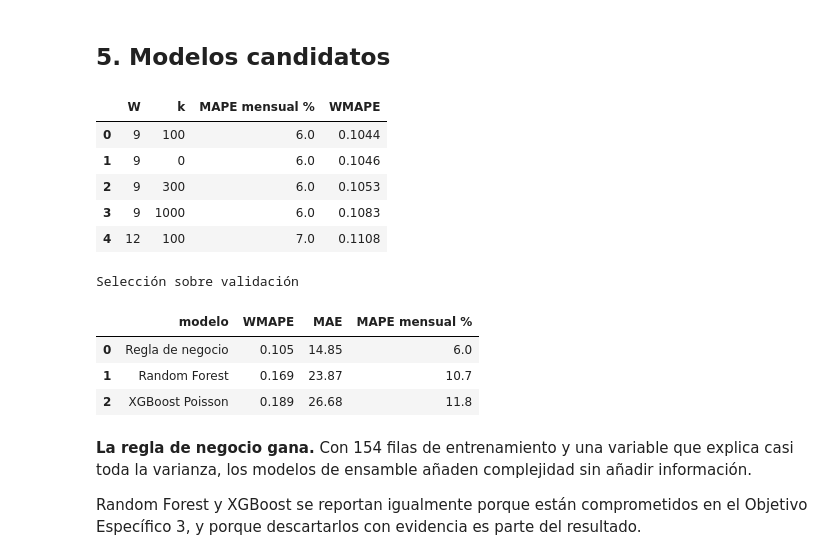
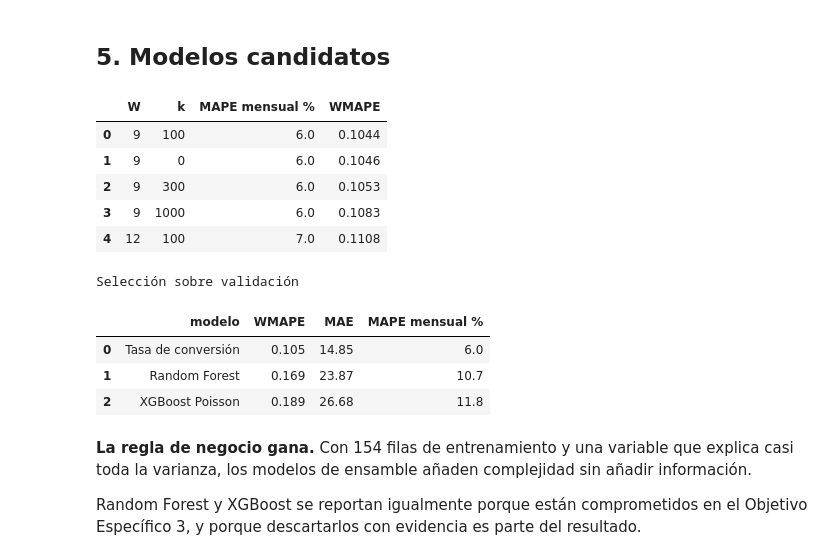
Before and after one commit to JimmyGuajan/capstone-devoluciones-udla, a Jupyter notebook: notebooks/04_modelo_final.ipynb, the cells around one changed output. Saved outputs shown, nothing was run; the diff lists cells and outputs as text; code cells hidden in the pictures.

```diff
--- a/notebooks/04_modelo_final.ipynb
+++ b/notebooks/04_modelo_final.ipynb
@@ -250,7 +250,7 @@ def regla(ev, W=9, k=300):
 
 
 def candidatos(tr, ev):
-    C = {"Regla de negocio": regla(ev)}
+    C = {"Tasa de conversión": regla(ev)}
     X1, X2 = M.preparar_X_one_hot(tr, [ev], FEATURES)
     C["Random Forest"] = RandomForestRegressor(
         n_estimators=600, max_depth=8, min_samples_leaf=2,
@@ -263,34 +263,34 @@ def candidatos(tr, ev):
     ).fit(M.preparar_X(tr, FEATURES), tr.devueltas).predict(M.preparar_X(ev, FEATURES))
     return C
 
 # La tasa de conversion por marca no es constante: HONOR convierte al 0,61 y
 # MOTOROLA al 0,85. Se ajustan la ventana W y el encogimiento k sobre validacion.
 rej = [{"W": W, "k": k,
         "MAPE mensual %": round(mape(*[VA.assign(pr=regla(VA, W, k))
                                        .groupby("mes")[c].sum() for c in ("devueltas", "pr")]), 1),
         "WMAPE": round(M.wmape(VA.devueltas, regla(VA, W, k)), 4)}
        for W in (6, 9, 12) for k in (0, 100, 300, 1000)]
 display(pd.DataFrame(rej).sort_values("WMAPE").head(5).reset_index(drop=True))
 
 CV = candidatos(TR, VA)
 fil = []
 for k, v in CV.items():
     t2 = VA.assign(pr=v).groupby("mes")[["devueltas", "pr"]].sum()
     fil.append({"modelo": k, "WMAPE": round(M.wmape(VA.devueltas, v), 3),
                 "MAE": round(np.abs(VA.devueltas - v).mean(), 2),
                 "MAPE mensual %": round(mape(t2.devueltas, t2.pr), 1)})
 print("Selección sobre validación")
 pd.DataFrame(fil).sort_values("WMAPE")
 # %% [output]
 |  | W | k | MAPE mensual % | WMAPE |
 | 0 | 9 | 100 | 6.0 | 0.1044 |
 | 1 | 9 | 0 | 6.0 | 0.1046 |
 | 2 | 9 | 300 | 6.0 | 0.1053 |
 | 3 | 9 | 1000 | 6.0 | 0.1083 |
 | 4 | 12 | 100 | 7.0 | 0.1108 |
 Selección sobre validación
 |  | modelo | WMAPE | MAE | MAPE mensual % |
-| 0 | Regla de negocio | 0.105 | 14.85 | 6.0 |
+| 0 | Tasa de conversión | 0.105 | 14.85 | 6.0 |
 | 1 | Random Forest | 0.169 | 23.87 | 10.7 |
 | 2 | XGBoost Poisson | 0.189 | 26.68 | 11.8 |
 # %% [markdown]
```
Also changed, not shown: parts of 8 cells of this notebook, 4 other files.
